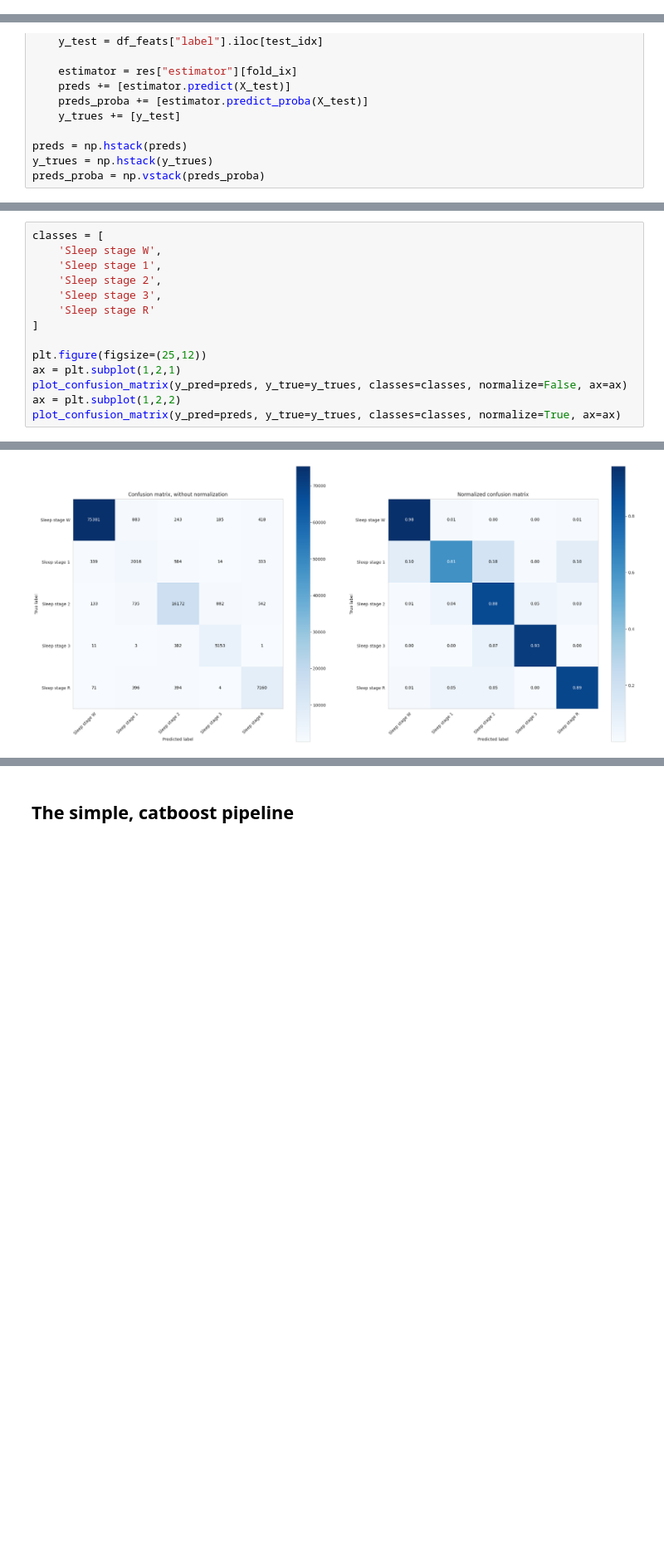
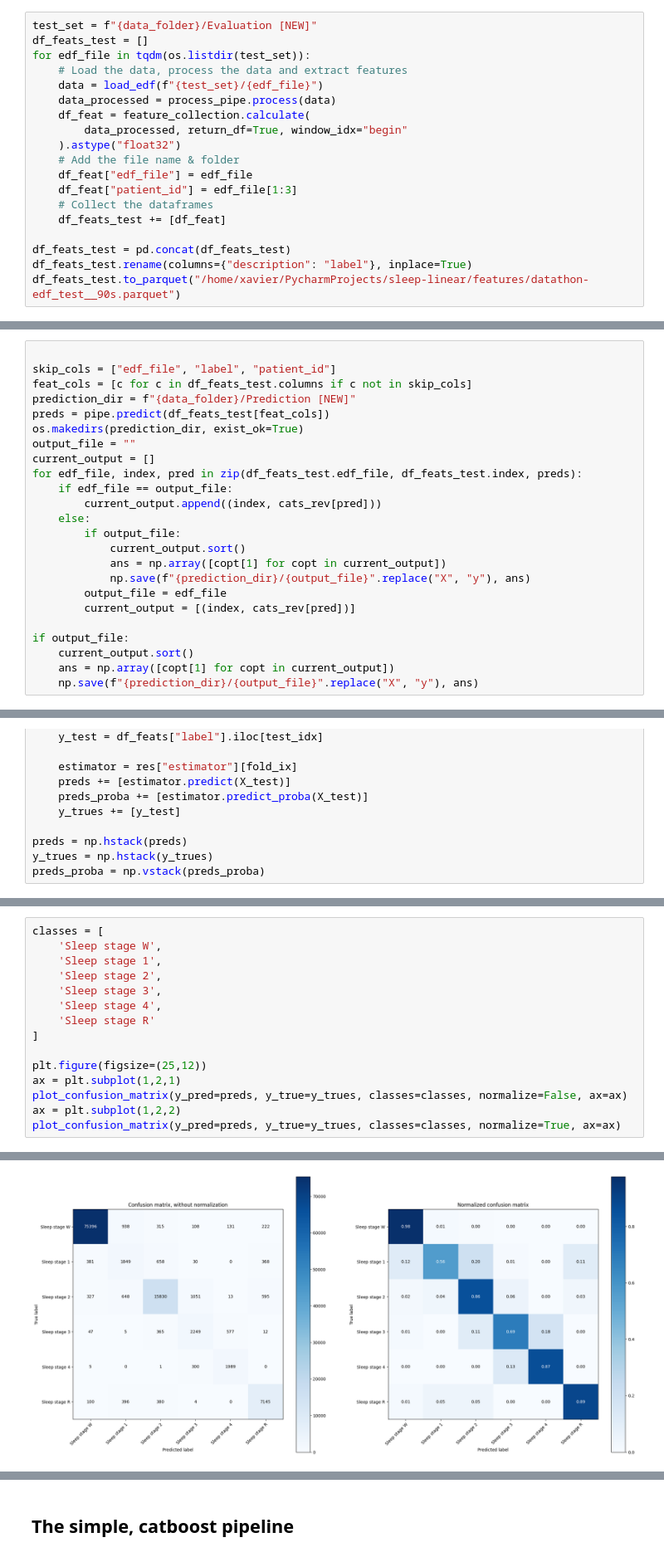
Before and after one commit to JiangguoZhang/sleep-linear, a Jupyter notebook: notebooks/SleepEDF-datathon.ipynb, the cells around one changed output, grey strips where cells are left out. Shown at 83% size. Saved outputs shown, nothing was run; the diff lists cells and outputs as text; blank space fills up the shorter version.

```diff
--- a/notebooks/SleepEDF-datathon.ipynb
+++ b/notebooks/SleepEDF-datathon.ipynb
@@ -697,0 +763,19 @@ Sleep stage W       0.94      0.91      0.93      9384
+# %%
+test_set = f"{data_folder}/Evaluation [NEW]"
+df_feats_test = []
+for edf_file in tqdm(os.listdir(test_set)):
+    # Load the data, process the data and extract features
+    data = load_edf(f"{test_set}/{edf_file}")
+    data_processed = process_pipe.process(data)
+    df_feat = feature_collection.calculate(
+        data_processed, return_df=True, window_idx="begin"
+    ).astype("float32")
+    # Add the file name & folder
+    df_feat["edf_file"] = edf_file
+    df_feat["patient_id"] = edf_file[1:3]
+    # Collect the dataframes
+    df_feats_test += [df_feat]
+
+df_feats_test = pd.concat(df_feats_test)
+df_feats_test.rename(columns={"description": "label"}, inplace=True)
+df_feats_test.to_parquet("/home/xavier/PycharmProjects/sleep-linear/features/datathon-edf_test__90s.parquet")
@@ -698,3 +855,27 @@ Sleep stage W       0.94      0.91      0.93      9384
+# %%
+
+skip_cols = ["edf_file", "label", "patient_id"]
+feat_cols = [c for c in df_feats_test.columns if c not in skip_cols]
+prediction_dir = f"{data_folder}/Prediction [NEW]"
+preds = pipe.predict(df_feats_test[feat_cols])
+os.makedirs(prediction_dir, exist_ok=True)
+output_file = ""
+current_output = []
+for edf_file, index, pred in zip(df_feats_test.edf_file, df_feats_test.index, preds):
+    if edf_file == output_file:
+        current_output.append((index, cats_rev[pred]))
+    else:
+        if output_file:
+            current_output.sort()
+            ans = np.array([copt[1] for copt in current_output])
+            np.save(f"{prediction_dir}/{output_file}".replace("X", "y"), ans)
+        output_file = edf_file
+        current_output = [(index, cats_rev[pred])]
+
+if output_file:
+    current_output.sort()
+    ans = np.array([copt[1] for copt in current_output])
+    np.save(f"{prediction_dir}/{output_file}".replace("X", "y"), ans)
 # %% [markdown]
 ### Grouped 5-fold results for all the data
 # %%
@@ -782,20 +964,21 @@ Sleep stage W       0.98      0.99      0.99     75935
 # %%
 classes = [
     'Sleep stage W',
     'Sleep stage 1',
     'Sleep stage 2',
     'Sleep stage 3',
+    'Sleep stage 4',
     'Sleep stage R'
 ]
 
 plt.figure(figsize=(25,12))
 ax = plt.subplot(1,2,1)
 plot_confusion_matrix(y_pred=preds, y_true=y_trues, classes=classes, normalize=False, ax=ax)
 ax = plt.subplot(1,2,2)
 plot_confusion_matrix(y_pred=preds, y_true=y_trues, classes=classes, normalize=True, ax=ax)
 # %% [output]
 <Axes: title={'center': 'Normalized confusion matrix'}, xlabel='Predicted label', ylabel='True label'>
-[figure, old version]
+[figure, new version]
 # %%
 cv = gkfold.split(df_feats_trimmed_all, df_feats_trimmed_all["label"], groups=df_feats_trimmed_all.patient_id)
 
```
Also changed, not shown: parts of 43 cells of this notebook.
